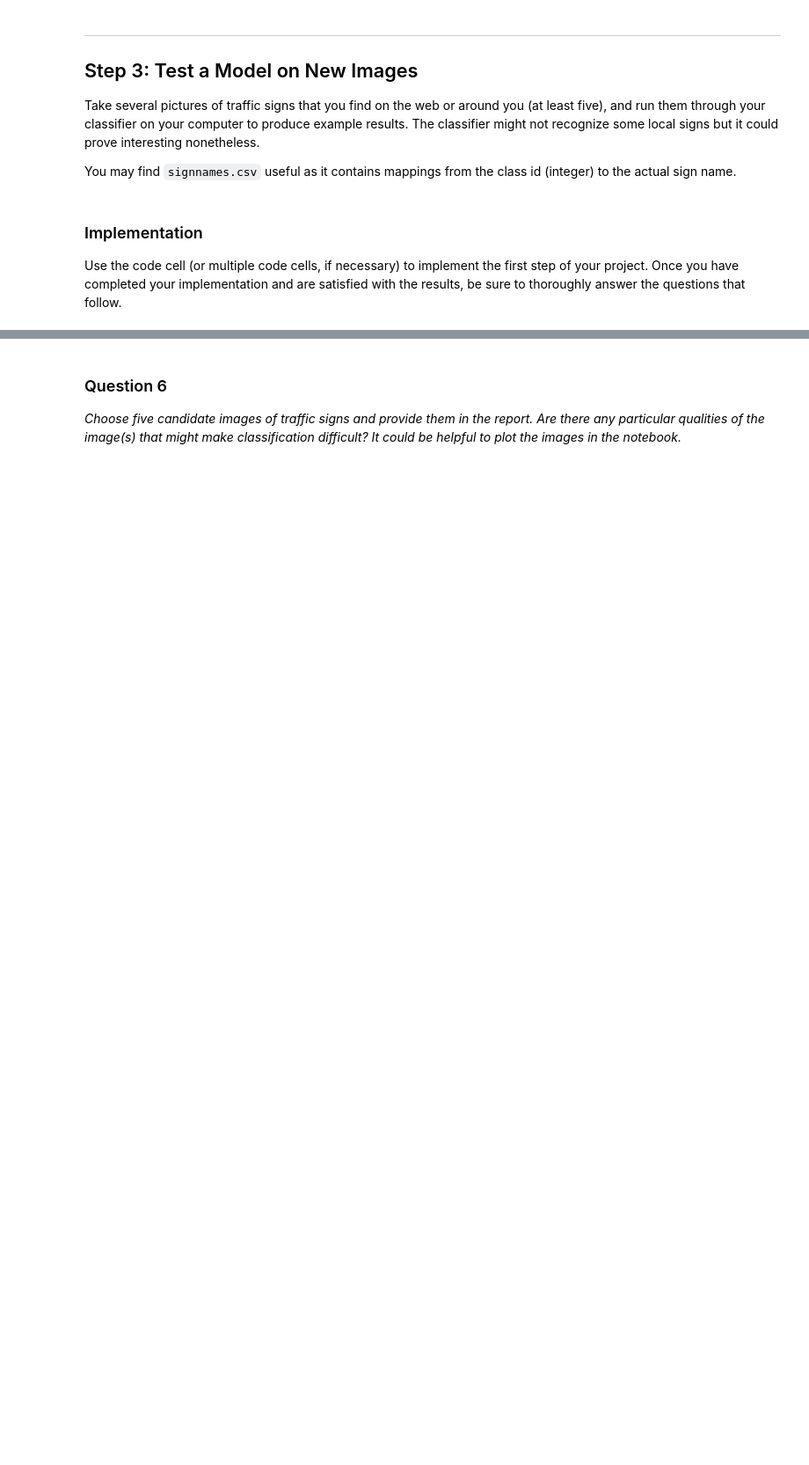
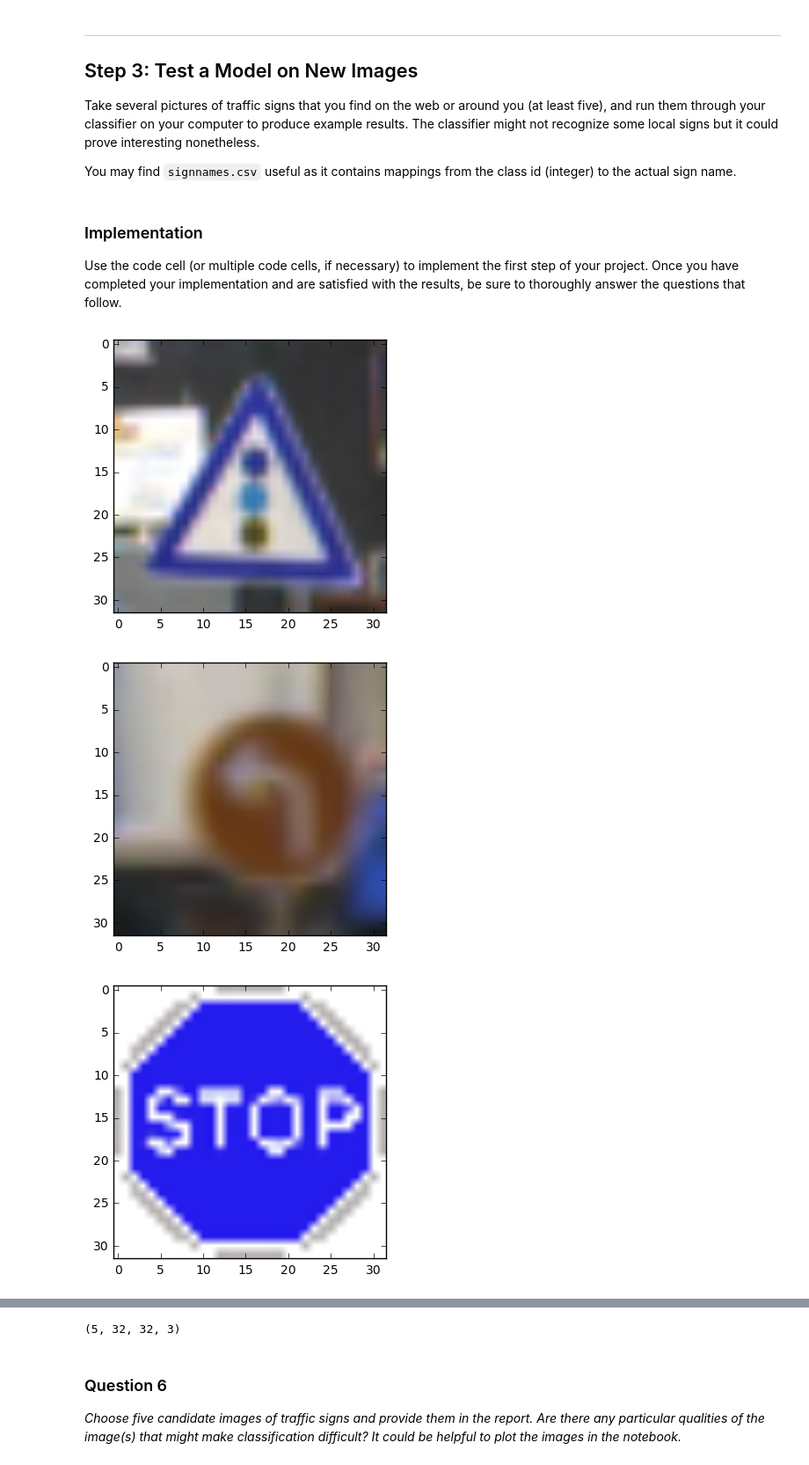
Before and after one commit to geminijun/CarND-Traffic-Sign-Classifier-Project, a Jupyter notebook: Traffic_Sign_Classifier.ipynb, the cells around one changed output, grey strips where cells are left out. Shown: that part at 88% size. Drawn from its saved outputs; the diff is of its cells as text; code cells hidden in the pictures; blank space fills up the shorter version.

```diff
--- a/Traffic_Sign_Classifier.ipynb
+++ b/Traffic_Sign_Classifier.ipynb
@@ -326,0 +344,23 @@ Use the code cell (or multiple code cells, if necessary) to implement the first
+# %%
+### Load the images and plot them here.
+### Feel free to use as many code cells as needed.
+import os
+import numpy as np
+
+traffic_signs_path = "traffic_signs/"
+images = os.listdir(traffic_signs_path)
+new_test = []
+for image in images:
+    dim = (32, 32)
+    img = cv2.imread(traffic_signs_path + image)
+    img = cv2.resize(img, dim)
+    plt.imshow(img)
+    plt.show()
+    new_test.append(img)
+
+new_test = np.asarray(new_test)
+print(new_test.shape)
+# %% [output]
+[figure, added]
+[figure, added]
+[figure, added]
@@ -327,3 +369,4 @@ Use the code cell (or multiple code cells, if necessary) to implement the first
+(5, 32, 32, 3)
 # %% [markdown]
 ### Question 6
 
```
Also changed, not shown: parts of 20 cells of this notebook, 1 other file.
